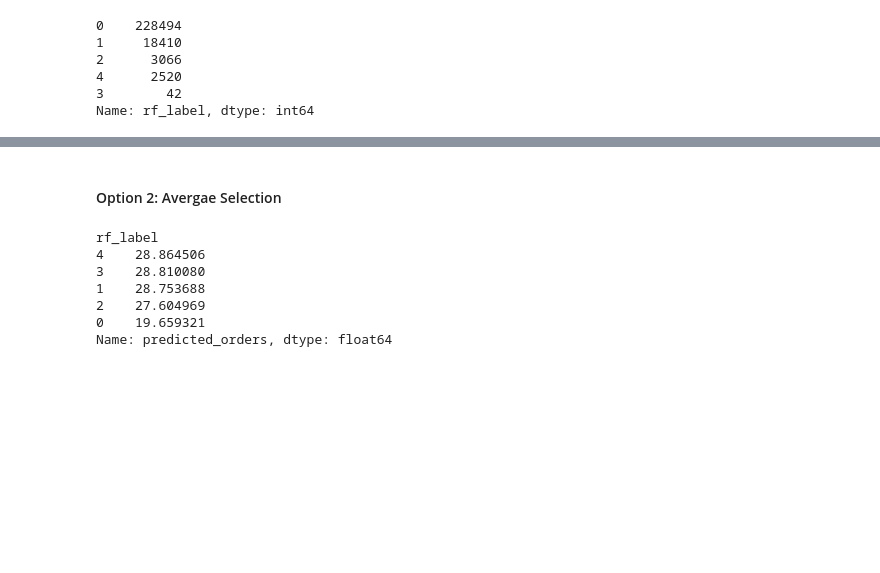
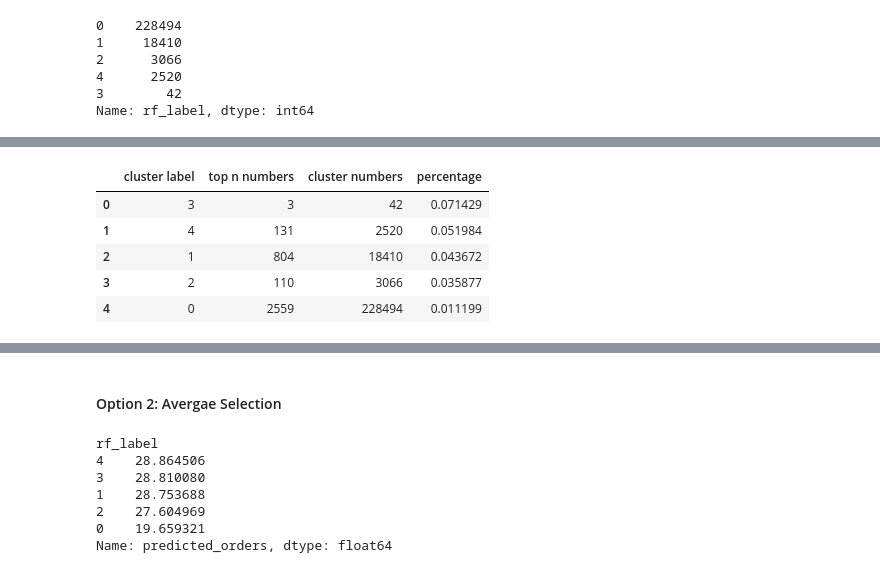
Before and after one commit to Team-gdkOvO-Final-Year-Project/gkdOvO, a Jupyter notebook: Model/Cluster Selection - Matched + KPI (orders) Prediction.ipynb, the cells around one changed output, grey strips where cells are left out. Saved outputs shown, nothing was run; the diff lists cells and outputs as text; code cells hidden in the pictures; blank space fills up the shorter version.

```diff
--- a/Model/Cluster Selection - Matched + KPI (orders) Prediction.ipynb
+++ b/Model/Cluster Selection - Matched + KPI (orders) Prediction.ipynb
@@ -244,0 +252,12 @@ topn_result_df
+# %%
+topn_result_df.index.name = 'cluster label'
+topn_result_df = topn_result_df.reset_index()
+col_name = topn_result_df.index.name
+topn_result_df
+# %% [output]
+|  | cluster label | top n numbers | cluster numbers | percentage |
+| 0 | 3 | 3 | 42 | 0.071429 |
+| 1 | 4 | 131 | 2520 | 0.051984 |
+| 2 | 1 | 804 | 18410 | 0.043672 |
+| 3 | 2 | 110 | 3066 | 0.035877 |
+| 4 | 0 | 2559 | 228494 | 0.011199 |
```
Also changed, not shown: parts of 9 cells of this notebook, 2 other files.
